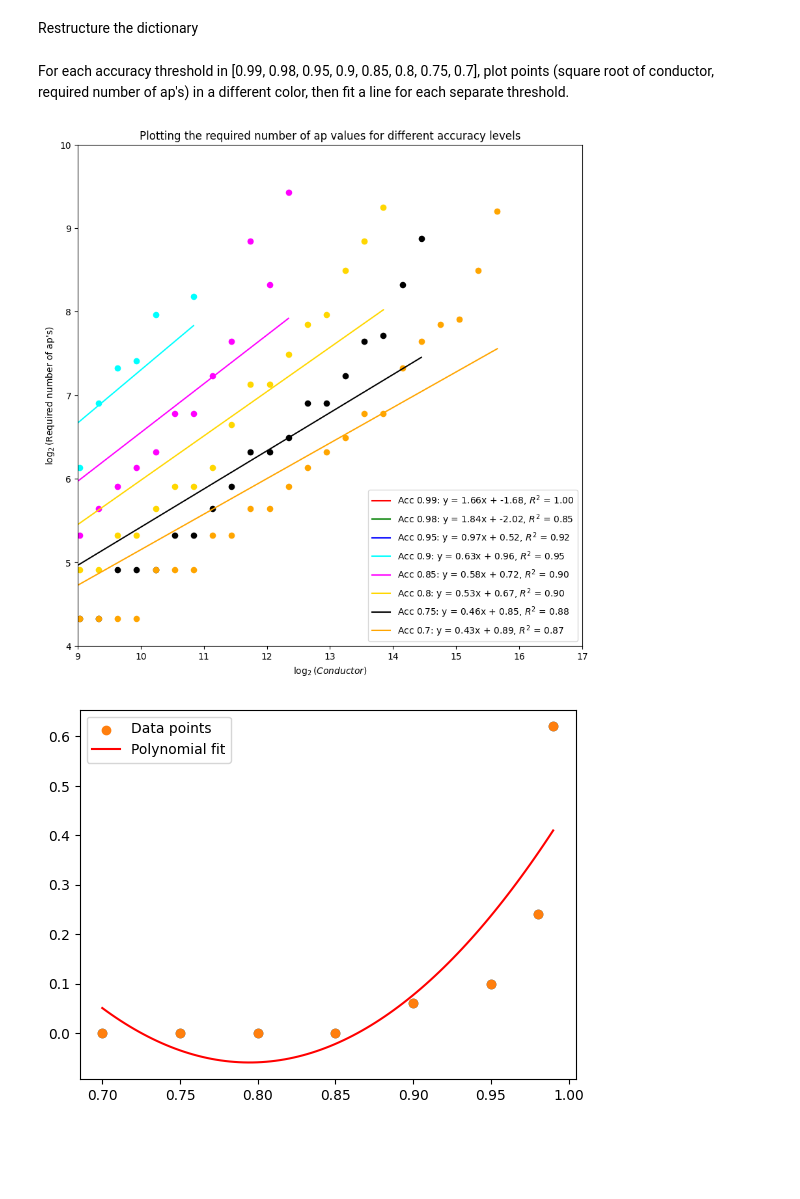
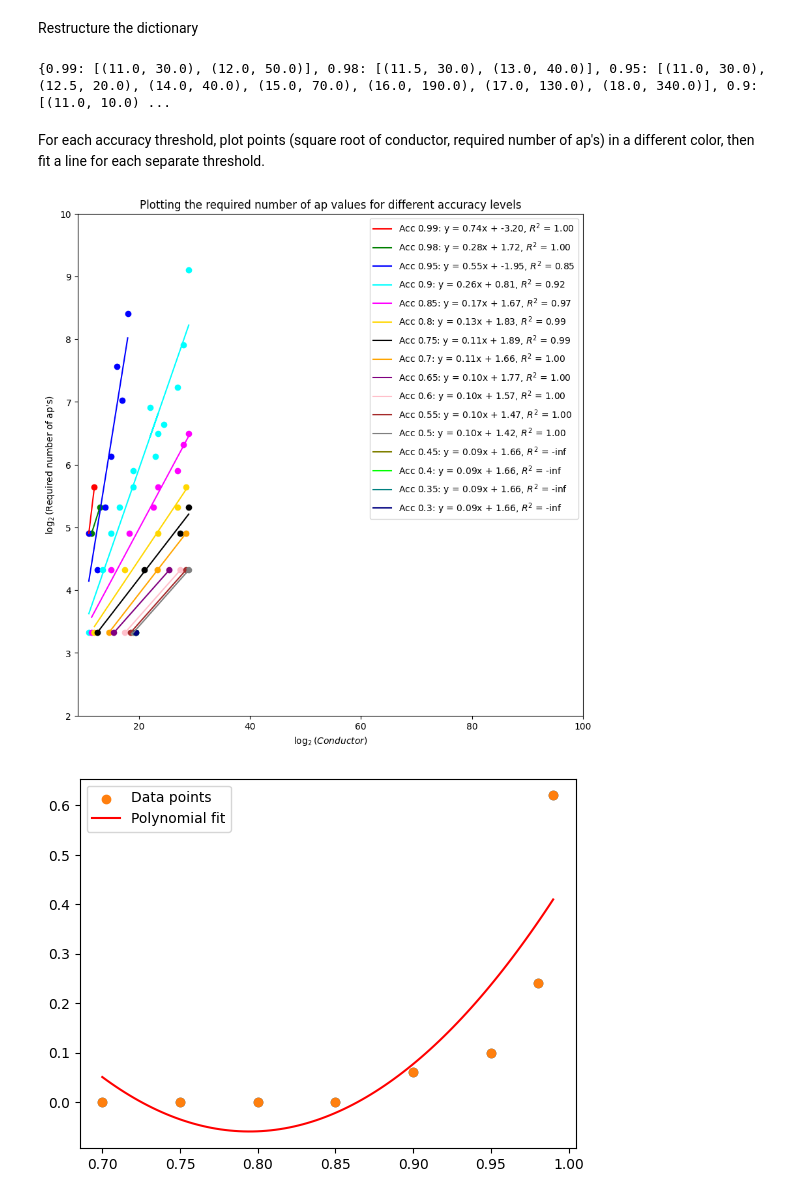
Before and after one commit to BarinderBanwait/ml_rnt, a Jupyter notebook: notebooks/Accuracy_sqrtN_vs_numaps.ipynb, the cells around one changed output. Drawn from its saved outputs; the diff is of its cells as text; code cells hidden in the pictures; blank space fills up the shorter version.

Commit message:
Undo changes in Accuracy_sqrtN_vs_numaps notebook

```diff
--- a/notebooks/Accuracy_sqrtN_vs_numaps.ipynb
+++ b/notebooks/Accuracy_sqrtN_vs_numaps.ipynb
@@ -126,7 +117,8 @@ There are 22498 curves within the conductor range [2097152, 4194304].
 Restructure the dictionary
 # %%
 # Initialize an empty dictionary to store the result
-restructured_dict = {0.99: [], 0.98: [], 0.95: [], 0.9: [], 0.85: [], 0.8: [], 0.75: [], 0.7: []}
+restructured_dict = {0.99: [], 0.98: [], 0.95: [], 0.9: [], 0.85: [], 0.8: [], 0.75: [], 0.7: [],
+                     0.65:[], 0.6: [], 0.55: [], 0.5: [], 0.45: [], 0.4: [], 0.35: [], 0.3: []}
 
 
 # Iterate through the original dictionary
@@ -137,52 +129,73 @@ for k, subdict in res_dict.items():
         if accuracy in subdict:
             # Append the (k, v) pair to the corresponding list in the restructured dictionary
             restructured_dict[accuracy].append((k, subdict[accuracy]))
+# %%
+# Function to process each list of pairs
+def process_pairs(pairs):
+    # Group by Y-value
+    grouped_by_y = defaultdict(list)
+    for x, y in pairs:
+        grouped_by_y[y].append(x)
+
+    # Calculate average X for each Y and create new pairs
+    new_pairs = [(sum(xs) / len(xs), y) for y, xs in grouped_by_y.items()]
+
+    return new_pairs
+
+# Process each key in the dictionary
+restructured_dict1 = {key: process_pairs(value) for key, value in restructured_dict.items()}
+
+print(restructured_dict1)
+# %% [output]
+{0.99: [(11.0, 30.0), (12.0, 50.0)], 0.98: [(11.5, 30.0), (13.0, 40.0)], 0.95: [(11.0, 30.0), (12.5, 20.0), (14.0, 40.0), (15.0, 70.0), (16.0, 190.0), (17.0, 130.0), (18.0, 340.0)], 0.9: [(11.0, 10.0) ...
 # %% [markdown]
-For each accuracy threshold in [0.99, 0.98, 0.95, 0.9, 0.85, 0.8, 0.75, 0.7], plot points (square root of conductor, required number of ap's) in a different color, then fit a line for each separate threshold.
+For each accuracy threshold, plot points (square root of conductor, required number of ap's) in a different color, then fit a line for each separate threshold.
 # %%
 # Define colors for each subdictionary
-colors = {0.99: 'red', 0.98: 'green', 0.95: 'blue', 0.9: 'cyan', 0.85: 'magenta', 0.8: 'gold', 0.75: 'black', 0.7: 'orange'}
+colors = {0.99:'red', 0.98: 'green', 0.95: 'blue', 0.9: 'cyan', 0.85: 'magenta', 0.8: 'gold', 0.75: 'black', 0.7: 'orange',
+          0.65: 'purple', 0.6: 'pink', 0.55: 'brown', 0.5: 'gray', 0.45: 'olive', 0.4: 'lime', 0.35: 'teal', 0.3: 'navy'}
 
 plt.figure(figsize=(10, 10))
 
-for accuracy, pairs in restructured_dict.items():
+for accuracy, pairs in restructured_dict1.items():
+    if accuracy!=1:
     # Remove pairs with 'nan' values
-    cleaned_pairs = [(x, y) for x, y in pairs if y > 0]
-    if cleaned_pairs:
-        x_vals, y_vals = zip(*cleaned_pairs)
-        y_vals = [math.log(y, 2) for y in y_vals]
-        # Convert to numpy arrays for linear regression
-        x_np = np.array(x_vals, dtype=np.float64)
-        y_np = np.array(y_vals, dtype=np.float64)
-        # Calculate the coefficients of the line of best fit
-        m, b = np.polyfit(x_np, y_np, 1)
-        # Calculate predictions
-        y_pred = m * x_np + b
+        cleaned_pairs = [(x, y) for x, y in pairs if y > 0]
+        if cleaned_pairs:
+            x_vals, y_vals = zip(*cleaned_pairs)
+            y_vals = [math.log(y, 2) for y in y_vals]
+            # Convert to numpy arrays for linear regression
+            x_np = np.array(x_vals, dtype=np.float64)
+            y_np = np.array(y_vals, dtype=np.float64)
+            # Calculate the coefficients of the line of best fit
+            m, b = np.polyfit(x_np, y_np, 1)
+            # Calculate predictions
+            y_pred = m * x_np + b
 
-        # Calculate R^2
-        ss_res = np.sum((y_np - y_pred) ** 2)
-        ss_tot = np.sum((y_np - np.mean(y_np)) ** 2)
-        r_squared = 1 - (ss_res / ss_tot)
+            # Calculate R^2
+            ss_res = np.sum((y_np - y_pred) ** 2)
+            ss_tot = np.sum((y_np - np.mean(y_np)) ** 2)
+            r_squared = 1 - (ss_res / ss_tot)
 
-        # Plot the cleaned scatter plot
-        plt.scatter(x_vals, y_vals, color=colors[accuracy])
-        # Plot the line of best fit
-        plt.plot(x_np, y_pred, color=colors[accuracy], label=f'Acc {accuracy}: y = {m:.2f}x + {b:.2f}, $R^2$ = {r_squared:.2f}')
+            # Plot the cleaned scatter plot
+            plt.scatter(x_vals, y_vals, color=colors[accuracy])
+            # Plot the line of best fit
+            plt.plot(x_np, y_pred, color=colors[accuracy], label=f'Acc {accuracy}: y = {m:.2f}x + {b:.2f}, $R^2$ = {r_squared:.2f}')
 
 # Set the limits of the x and y axes
-plt.xlim(9, 17)
-plt.ylim(4, 10)
+plt.xlim(9, 100)
+plt.ylim(2, 10)
 
 # Add labels and legend
 plt.xlabel('$\log_2(Conductor)$')
 plt.ylabel("$\log_2$(Required number of ap's)")
 plt.title('Plotting the required number of ap values for different accuracy levels')
 plt.legend()
 
 # Show the plot
 plt.show()
 # %% [output]
-[figure, old version]
+[figure, new version]
 # %%
 accs=np.array([0.7, 0.75, 0.8, 0.85, 0.9, 0.95, 0.98, 0.99])
 slopes = np.array([0, 0, 0, 0, 0.06, 0.1, 0.24, 0.62])
```
Also changed, not shown: parts of 4 cells of this notebook.
